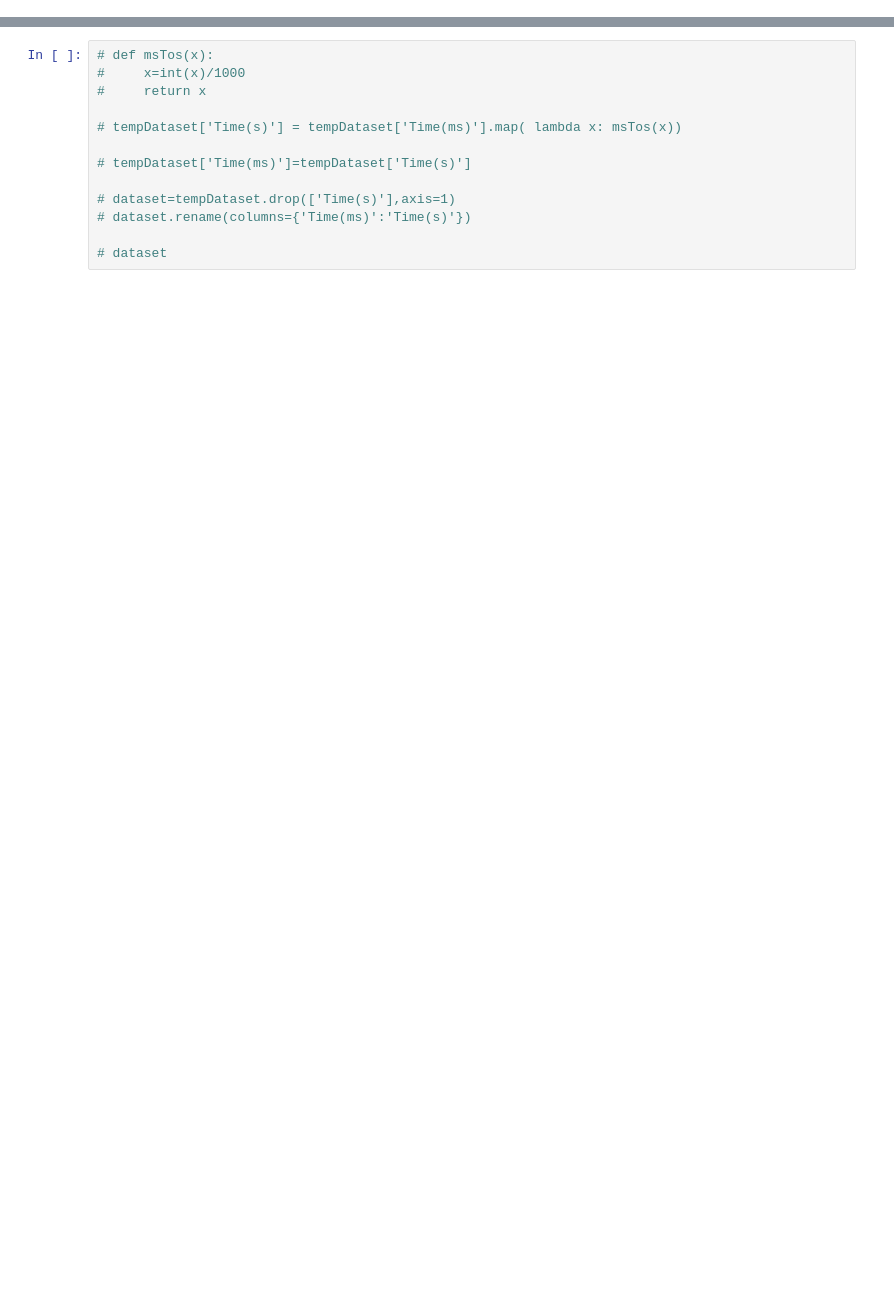
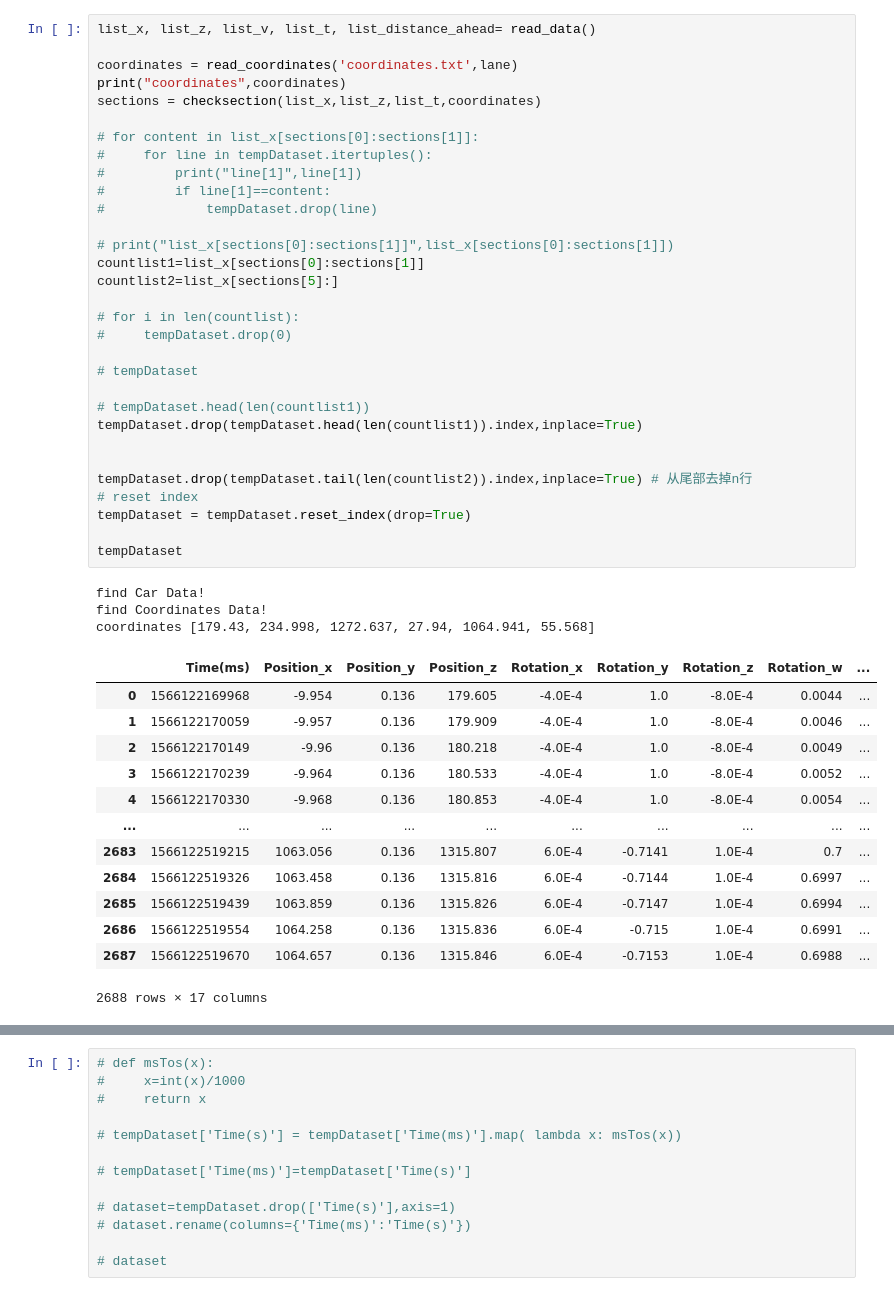
Before and after one commit to YU-Anthony/DrivingStyleClassification, a Jupyter notebook: transferData.ipynb, the cells around one changed output, grey strips where cells are left out. Drawn from its saved outputs; the diff is of its cells as text; blank space fills up the shorter version.

```diff
--- a/transferData.ipynb
+++ b/transferData.ipynb
@@ -48,3 +239,51 @@ tempDataset = pd.json_normalize(jsonData)
+# %%
+list_x, list_z, list_v, list_t, list_distance_ahead= read_data()
+
+coordinates = read_coordinates('coordinates.txt',lane)
+print("coordinates",coordinates)
+sections = checksection(list_x,list_z,list_t,coordinates)
+
+# for content in list_x[sections[0]:sections[1]]:
+#     for line in tempDataset.itertuples():
+#         print("line[1]",line[1])
+#         if line[1]==content:
+#             tempDataset.drop(line)
+
+# print("list_x[sections[0]:sections[1]]",list_x[sections[0]:sections[1]])
+countlist1=list_x[sections[0]:sections[1]]
+countlist2=list_x[sections[5]:]
+
+# for i in len(countlist):
+#     tempDataset.drop(0)
+
+# tempDataset
+
+# tempDataset.head(len(countlist1))
+tempDataset.drop(tempDataset.head(len(countlist1)).index,inplace=True)
+
+
+tempDataset.drop(tempDataset.tail(len(countlist2)).index,inplace=True) # 从尾部去掉n行
+# reset index
+tempDataset = tempDataset.reset_index(drop=True)
+
+tempDataset
+# %% [output]
+find Car Data!
+find Coordinates Data!
+coordinates [179.43, 234.998, 1272.637, 27.94, 1064.941, 55.568]
+|  | Time(ms) | Position_x | Position_y | Position_z | Rotation_x | Rotation_y | Rotation_z | Rotation_w | ... |
+| 0 | 1566122169968 | -9.954 | 0.136 | 179.605 | -4.0E-4 | 1.0 | -8.0E-4 | 0.0044 | ... |
+| 1 | 1566122170059 | -9.957 | 0.136 | 179.909 | -4.0E-4 | 1.0 | -8.0E-4 | 0.0046 | ... |
+| 2 | 1566122170149 | -9.96 | 0.136 | 180.218 | -4.0E-4 | 1.0 | -8.0E-4 | 0.0049 | ... |
+| 3 | 1566122170239 | -9.964 | 0.136 | 180.533 | -4.0E-4 | 1.0 | -8.0E-4 | 0.0052 | ... |
+| 4 | 1566122170330 | -9.968 | 0.136 | 180.853 | -4.0E-4 | 1.0 | -8.0E-4 | 0.0054 | ... |
+| ... | ... | ... | ... | ... | ... | ... | ... | ... | ... |
+| 2683 | 1566122519215 | 1063.056 | 0.136 | 1315.807 | 6.0E-4 | -0.7141 | 1.0E-4 | 0.7 | ... |
+| 2684 | 1566122519326 | 1063.458 | 0.136 | 1315.816 | 6.0E-4 | -0.7144 | 1.0E-4 | 0.6997 | ... |
+| 2685 | 1566122519439 | 1063.859 | 0.136 | 1315.826 | 6.0E-4 | -0.7147 | 1.0E-4 | 0.6994 | ... |
+| 2686 | 1566122519554 | 1064.258 | 0.136 | 1315.836 | 6.0E-4 | -0.715 | 1.0E-4 | 0.6991 | ... |
+| 2687 | 1566122519670 | 1064.657 | 0.136 | 1315.846 | 6.0E-4 | -0.7153 | 1.0E-4 | 0.6988 | ... |
+2688 rows × 17 columns
 # %%
 tempDataset['Time(ms)'] = tempDataset['Time(ms)'].apply(lambda x: float(x))
 
```
Also changed, not shown: parts of 13 cells of this notebook, 1 other file.
